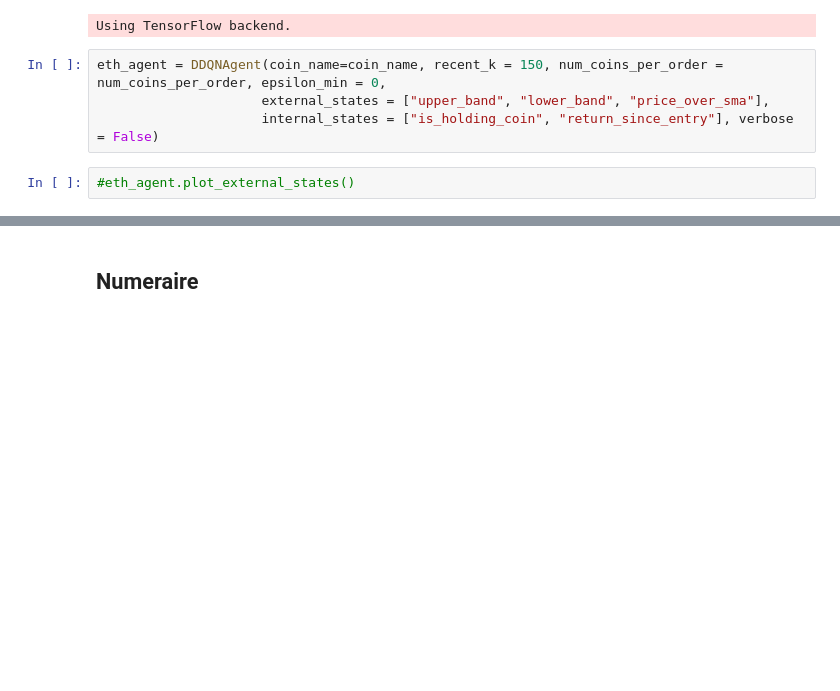
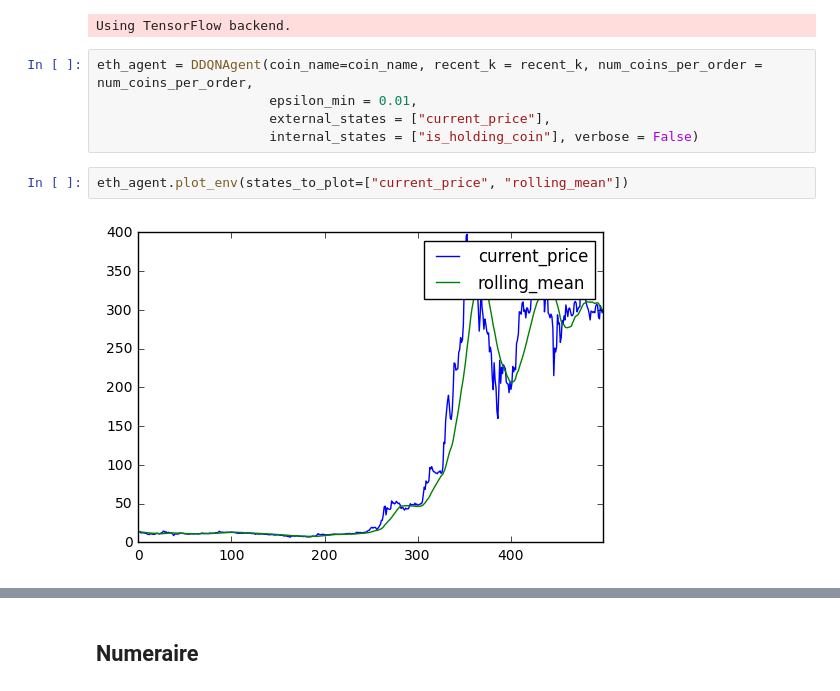
Before and after one commit to GradientTrader/simulator, a Jupyter notebook: crypto_trader.ipynb, the cells around one changed output, grey strips where cells are left out. Cells and saved outputs as stored; diff of their text form; blank space fills up the shorter version.

```diff
--- a/crypto_trader.ipynb
+++ b/crypto_trader.ipynb
@@ -46,9 +46,12 @@ from v2.ddqn_agent import DDQNAgent
 # %% [output]
 Using TensorFlow backend.
 # %%
-eth_agent = DDQNAgent(coin_name=coin_name, recent_k = 150, num_coins_per_order = num_coins_per_order, epsilon_min = 0,
-                     external_states = ["upper_band", "lower_band", "price_over_sma"],
-                     internal_states = ["is_holding_coin", "return_since_entry"], verbose = False)
+eth_agent = DDQNAgent(coin_name=coin_name, recent_k = recent_k, num_coins_per_order = num_coins_per_order,
+                      epsilon_min = 0.01,
+                      external_states = ["current_price"],
+                      internal_states = ["is_holding_coin"], verbose = False)
-# %%
-#eth_agent.plot_external_states()
+# %%
+eth_agent.plot_env(states_to_plot=["current_price", "rolling_mean"])
+# %% [output]
+[figure, added]
 # %%
```
Also changed, not shown: parts of 16 cells of this notebook, 7 other files.
